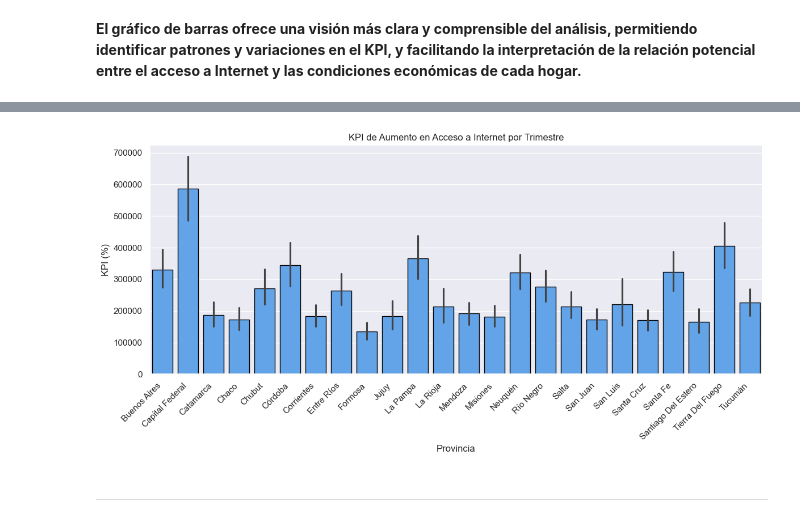
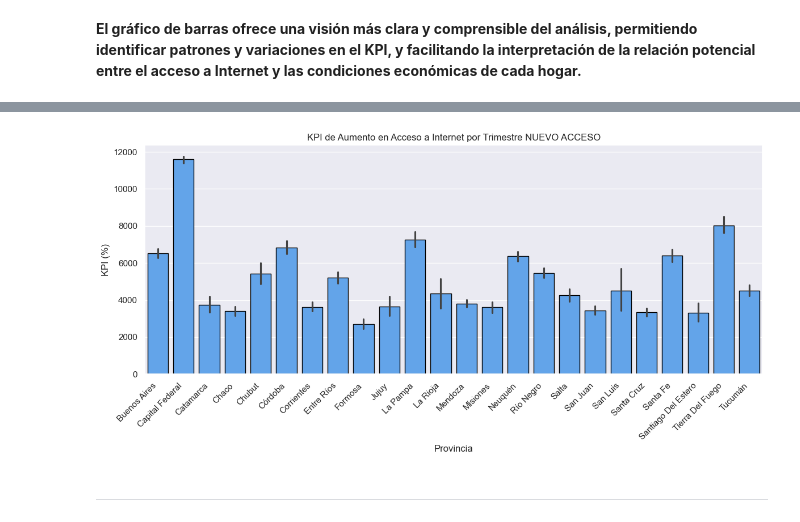
Before and after one commit to Chinaskidev/VecinoNet_Proyecto, a Jupyter notebook: tele_ENACOM_EDA.ipynb, the cells around one changed output, grey strips where cells are left out. Saved outputs shown, nothing was run; the diff lists cells and outputs as text; code cells hidden in the pictures.

```diff
--- a/tele_ENACOM_EDA.ipynb
+++ b/tele_ENACOM_EDA.ipynb
@@ -749,8 +749,3 @@ En esta fase del proyecto, procederemos a la creación de un Indicador Clave de
 **"Nuevo acceso"** hace referencia al número proyectado de hogares con acceso a Internet al término del próximo trimestre.<br>
 
 **"Acceso actual"** se refiere a la cantidad actual de hogares con acceso a Internet durante el trimestre en curso.
-# %%
-# Creación deL KPI
-df5['KPI'] = ((df5['Accesos por cada 100 hogares'] - df5['Trimestre']) / df5['Trimestre']) * 100
-
-df5.head(100) # Visualizo las 100 filas
@@ -778,0 +752,9 @@ df5.head(100) # Visualizo las 100 filas
+# %%
+# Definición de un KPI (Key Performance Indicator) como 2
+kpi = 2
+# Cálculo de un nuevo valor llamado 'NUEVOACCESO' basado en el KPI y la columna existente 'Accesos por cada 100 hogares'
+# La fórmula es: (KPI/100) * Accesos por cada 100 hogares + Accesos por cada 100 hogares
+df5['NUEVOACCESO'] = ((kpi/100)*df5['Accesos por cada 100 hogares'])+df5['Accesos por cada 100 hogares']
+
+# Visualización de las primeras filas del DataFrame modificado
+df5.head()
@@ -778,0 +775,13 @@ df5.head(100) # Visualizo las 100 filas
+# %%
+# Configuro el estilo de Seaborn
+sns.set(style="darkgrid")
+
+# Voy a gráficar el KPI por trimestre con un gráfico de líneas.
+plt.figure(figsize=(12, 6))
+sns.lineplot(x='Trimestre', y='Accesos por cada 100 hogares', data=df5, marker='o', color='darkblue', linewidth=2)
+plt.xlabel('Trimestre')
+plt.ylabel('Actual Acceso')
+plt.title('Acceso a Internet por Trimestre ACTUAL ACCESO')
+plt.xticks(rotation=45, ha='right')  # Roto las etiquetas del eje x para mayor legibilidad
+plt.tight_layout()  # Ajusto el diseño para evitar cortar las etiquetas
+plt.show()
@@ -794,2 +813,15 @@ plt.show()
 # %% [markdown]
 **El gráfico de barras ofrece una visión más clara y comprensible del análisis, permitiendo identificar patrones y variaciones en el KPI, y facilitando la interpretación de la relación potencial entre el acceso a Internet y las condiciones económicas de cada hogar.**
+# %%
+# Configuro el estilo
+sns.set(style="darkgrid")
+
+# Grafico el KPI por trimestre con un gráfico de barras.
+plt.figure(figsize=(12, 6))
+sns.barplot(x='Provincia', y='Accesos por cada 100 hogares', data=df5, color='#4DA4FF', edgecolor='black')
+plt.xlabel('Provincia')
+plt.ylabel('Acceso Actual')
+plt.title('Acceso a Internet por Trimestre ACTUAL ACCESO')
+plt.xticks(rotation=45, ha='right')  # Rotar las etiquetas del eje x para mayor legibilidad
+plt.tight_layout()  # Ajustar el diseño para evitar cortar las etiquetas
+plt.show()
@@ -796,18 +830,18 @@ plt.show()
 # %%
 # Configuro el estilo
 sns.set(style="darkgrid")
 
 # Grafico el KPI por trimestre con un gráfico de barras.
 plt.figure(figsize=(12, 6))
-sns.barplot(x='Provincia', y='KPI', data=df5, color='#4DA4FF', edgecolor='black')
+sns.barplot(x='Provincia', y='NUEVOACCESO', data=df5, color='#4DA4FF', edgecolor='black')
 plt.xlabel('Provincia')
 plt.ylabel('KPI (%)')
-plt.title('KPI de Aumento en Acceso a Internet por Trimestre')
+plt.title('KPI de Aumento en Acceso a Internet por Trimestre NUEVO ACCESO')
 plt.xticks(rotation=45, ha='right')  # Rotar las etiquetas del eje x para mayor legibilidad
 plt.tight_layout()  # Ajustar el diseño para evitar cortar las etiquetas
 plt.show()
 # %% [output]
-[figure, old version]
+[figure, new version]
 # %% [markdown]
 -------------------------------------------------------------------------------------------------------------------------------
 # %% [markdown]
```
Also changed, not shown: parts of 15 cells of this notebook.
